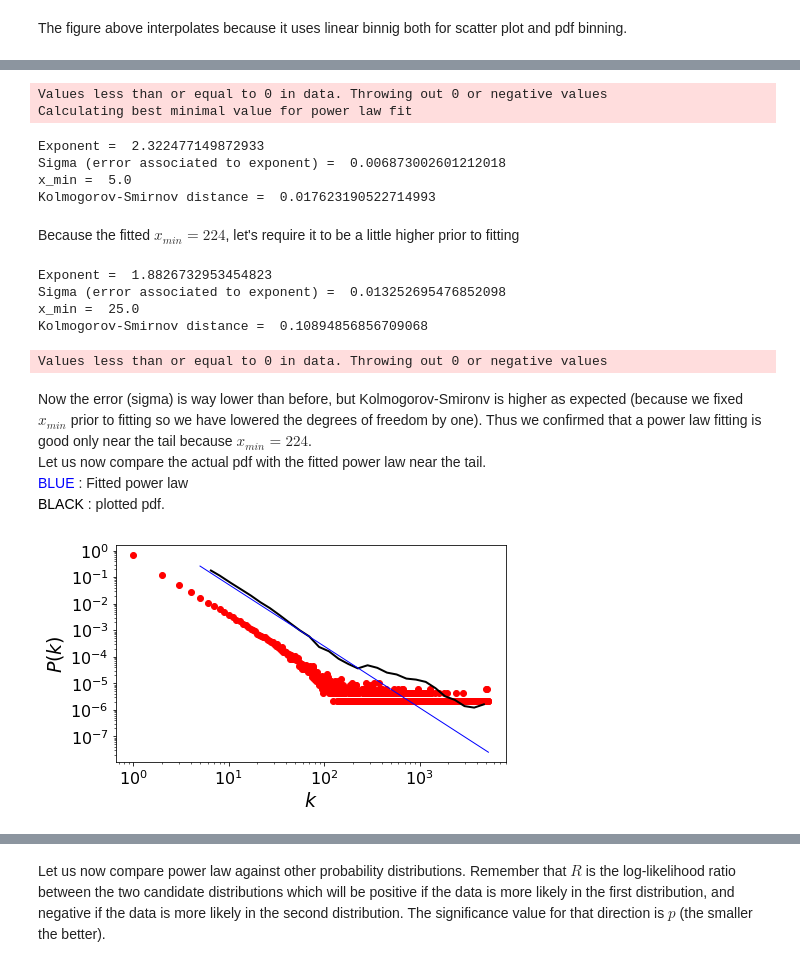
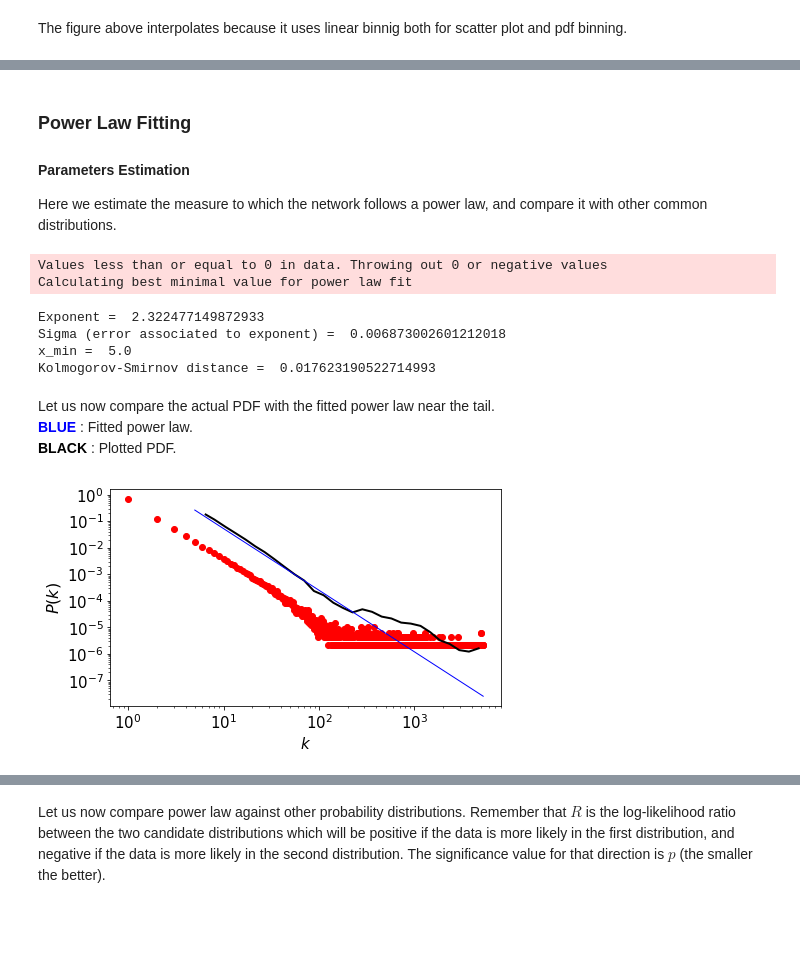
Before and after one commit to pitmonticone/SocialMediaEgoGraphAnalysis, a Jupyter notebook: Analysis/Twitter2.ipynb, the cells around one changed output, grey strips where cells are left out. Saved outputs shown, nothing was run; the diff lists cells and outputs as text; code cells hidden in the pictures; blank space fills up the shorter version.

```diff
--- a/Analysis/Twitter2.ipynb
+++ b/Analysis/Twitter2.ipynb
@@ -52,13 +56,7 @@ Populating the interactive namespace from numpy and matplotlib
 # %%
 # Import the csv files for the first and second order egonetwork data
-fo = "/Users/pietromonticone/github/SocialPhysics/inphyt-project/Tools/Rtweet/Data/pietro_friends.csv"
-so = "/Users/pietromonticone/github/SocialPhysics/inphyt-project/Tools/Rtweet/Data/pietro.csv"
-
-# TEMPORARY ALTERNATIVE PATHS
-### pietro's fo path: "/Users/pietromonticone/github/SocialPhysics/inphyt-project/rtweet/data/pietro_friends.csv"
-### pietro's so path: "/Users/pietromonticone/github/SocialPhysics/inphyt-project/rtweet/data/pietro.csv"
-### claudio's fo path: r"Q:\IlMIoDrive\magistrale\1anno\terzo_periodo\CSS\progetto\pietroData\pietro_friends.csv"
-### claudio's so path: r"Q:\IlMIoDrive\magistrale\1anno\terzo_periodo\CSS\progetto\pietroData\pietro.csv"
+fo = "./Data/EdgeLists/pietro_friends.csv"
+so =  "./Data/EdgeLists/pietro.csv"
 
 # Convert rtweet output (.csv) to a networkx graph object
 G = soc.rtweet_to_networkx(fo, so, all = True)
@@ -164,3 +162,9 @@ The figure above interpolates because it uses linear binnig both for scatter plo
+# %% [markdown]
+### Power Law Fitting
+
+#### Parameters Estimation
+
+Here we estimate the measure to which the network follows a power law, and compare it with other common distributions.
 # %%
 fit_function = pwl.Fit(list(undirected_degree_distribution.values())) # problem here
 #print(sort(list(undirected_degree_distribution.values()))[-1])
@@ -177,37 +181,22 @@ Exponent =  2.322477149872933
 Sigma (error associated to exponent) =  0.006873002601212018
 x_min =  5.0
 Kolmogorov-Smirnov distance =  0.017623190522714993
-# %% [markdown]
-Because the fitted $x_{min} = 224$, let's require it to be a little higher prior to fitting
-# %%
-fit_function_fix_xmin = pwl.Fit(list(undirected_degree_distribution.values()),xmin= 25)
-print("Exponent = ", fit_function_fix_xmin.power_law.alpha)
-print("Sigma (error associated to exponent) = ",fit_function_fix_xmin.power_law.sigma)
-print("x_min = ",fit_function_fix_xmin.power_law.xmin)
-print("Kolmogorov-Smirnov distance = ",fit_function_fix_xmin.power_law.D)
-# %% [output]
-Exponent =  1.8826732953454823
-Sigma (error associated to exponent) =  0.013252695476852098
-x_min =  25.0
-Kolmogorov-Smirnov distance =  0.10894856856709068
-Values less than or equal to 0 in data. Throwing out 0 or negative values
 # %% [markdown]
-Now the error (sigma) is way lower than before, but Kolmogorov-Smironv is higher as expected (because we fixed $x_{min}$ prior to fitting so we have lowered the degrees of freedom by one). Thus we confirmed that a power law fitting is good only near the tail because $x_{min} = 224$.<br>
-Let us now compare the actual pdf with the fitted power law near the tail.<br>
-<span style="color:blue">BLUE</span> : Fitted power law <br>
-<span style="color:black">BLACK</span> : plotted pdf.
+Let us now compare the actual PDF with the fitted power law near the tail.<br>
+<span style="color:blue">**BLUE**</span> : Fitted power law. <br>
+<span style="color:black">**BLACK**</span> : Plotted PDF.
 # %%
 # Set figure size
 plt.figure(figsize=(7,4))
 
 pwl_distribution = soc.power_law_plot(graph = G, log = True, linear_binning = False, bins = 90, draw = True, x_min = xmin)
 
 fit_function.power_law.plot_pdf(color='b', linestyle='-', linewidth=1)
 
-plt.xticks(fontsize=16)
-plt.yticks(fontsize=16)
-plt.xlabel('$k$', fontsize=19)
-plt.ylabel('$P(k)$', fontsize=19)
+plt.xticks(fontsize=15)
+plt.yticks(fontsize=15)
+plt.xlabel('$k$', fontsize=15)
+plt.ylabel('$P(k)$', fontsize=16)
 plt.show()
 # %% [output]
-[figure, old version]
+[figure, new version]
```
Also changed, not shown: parts of 63 cells of this notebook, 3 other files.
